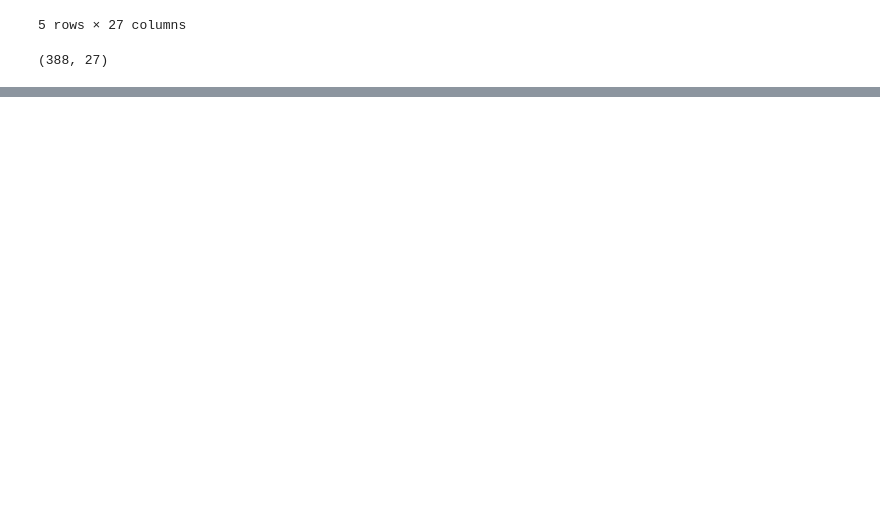
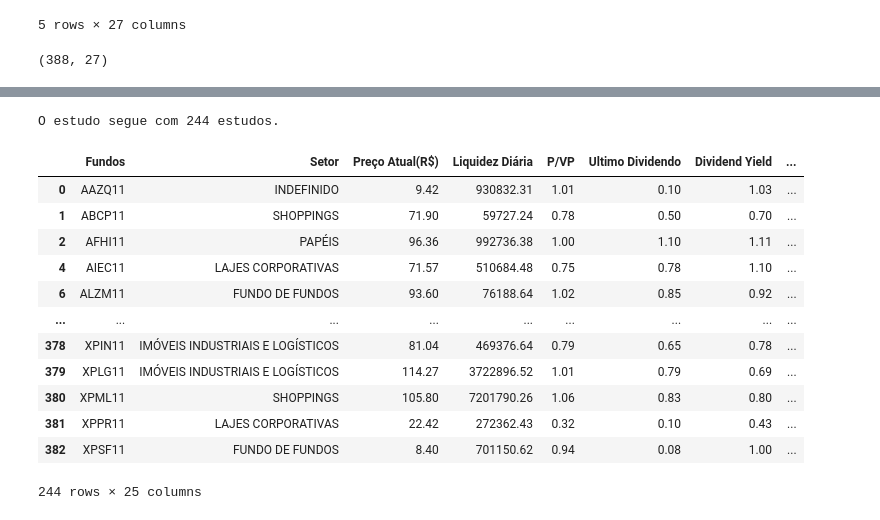
Before and after one commit to Riguini/Fundos-imobiliarios-FIIS-, a Jupyter notebook: FIIS.ipynb, the cells around one changed output, grey strips where cells are left out. Saved outputs shown, nothing was run; the diff lists cells and outputs as text; code cells hidden in the pictures; blank space fills up the shorter version.

```diff
--- a/FIIS.ipynb
+++ b/FIIS.ipynb
@@ -163,3 +201,24 @@ dtype: int64
+# %%
+num_estudos = df.shape[0]
+print(f"O estudo segue com {num_estudos} estudos.")
+# %% [output]
+O estudo segue com 244 estudos.
+# %%
+df
+# %% [output]
+|  | Fundos | Setor | Preço Atual(R$) | Liquidez Diária | P/VP | Ultimo Dividendo | Dividend Yield | ... |
+| 0 | AAZQ11 | INDEFINIDO | 9.42 | 930832.31 | 1.01 | 0.10 | 1.03 | ... |
+| 1 | ABCP11 | SHOPPINGS | 71.90 | 59727.24 | 0.78 | 0.50 | 0.70 | ... |
+| 2 | AFHI11 | PAPÉIS | 96.36 | 992736.38 | 1.00 | 1.10 | 1.11 | ... |
+| 4 | AIEC11 | LAJES CORPORATIVAS | 71.57 | 510684.48 | 0.75 | 0.78 | 1.10 | ... |
+| 6 | ALZM11 | FUNDO DE FUNDOS | 93.60 | 76188.64 | 1.02 | 0.85 | 0.92 | ... |
+| ... | ... | ... | ... | ... | ... | ... | ... | ... |
+| 378 | XPIN11 | IMÓVEIS INDUSTRIAIS E LOGÍSTICOS | 81.04 | 469376.64 | 0.79 | 0.65 | 0.78 | ... |
+| 379 | XPLG11 | IMÓVEIS INDUSTRIAIS E LOGÍSTICOS | 114.27 | 3722896.52 | 1.01 | 0.79 | 0.69 | ... |
+| 380 | XPML11 | SHOPPINGS | 105.80 | 7201790.26 | 1.06 | 0.83 | 0.80 | ... |
+| 381 | XPPR11 | LAJES CORPORATIVAS | 22.42 | 272362.43 | 0.32 | 0.10 | 0.43 | ... |
+| 382 | XPSF11 | FUNDO DE FUNDOS | 8.40 | 701150.62 | 0.94 | 0.08 | 1.00 | ... |
+244 rows × 25 columns
 # %%
 df["Setor"].value_counts()
 # %% [output]
```
Also changed, not shown: parts of 15 cells of this notebook.
